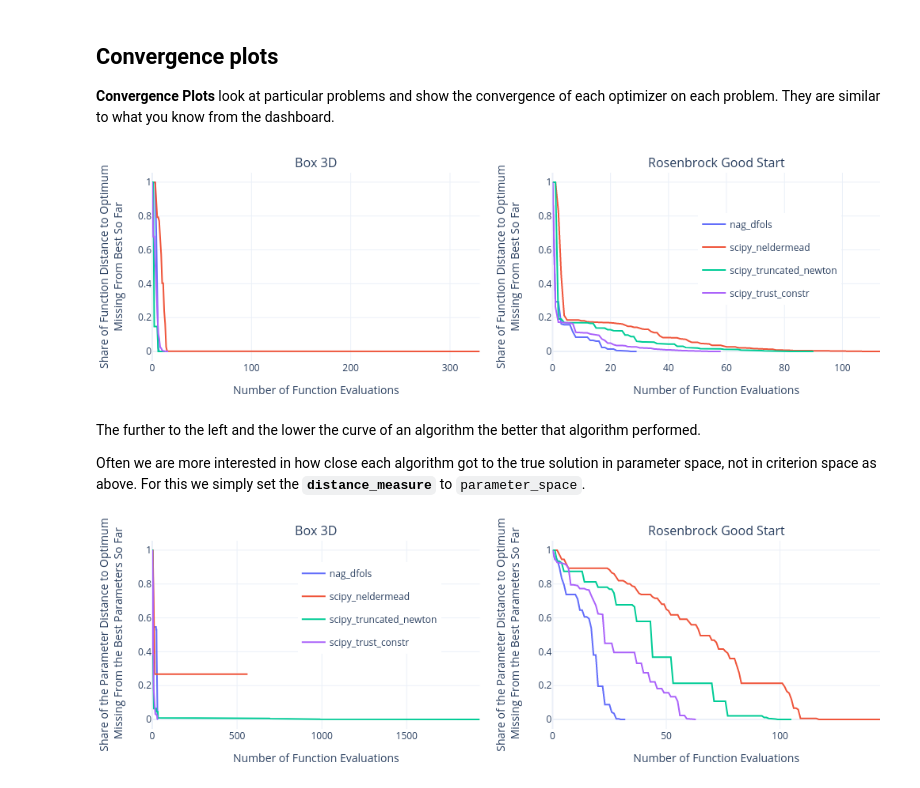
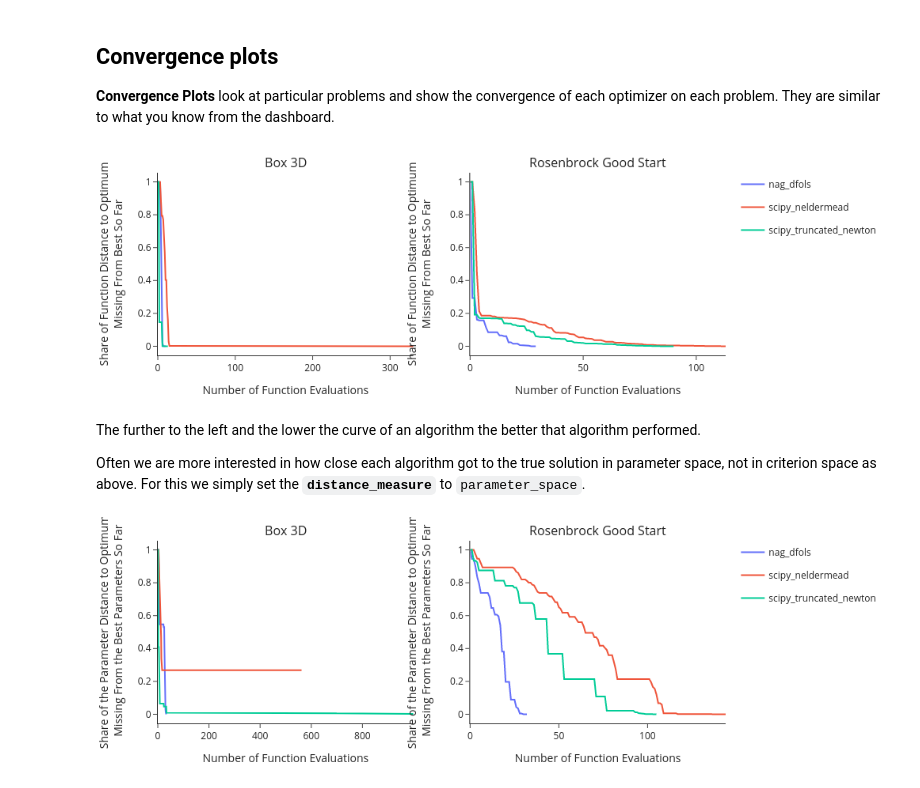
Before and after one commit to optimagic-dev/optimagic, a Jupyter notebook: docs/source/how_to_guides/optimization/how_to_benchmark_optimization_algorithms.ipynb, the cells around one changed output. Saved outputs shown, nothing was run; the diff lists cells and outputs as text; code cells hidden in the pictures.

```diff
--- a/docs/source/how_to_guides/optimization/how_to_benchmark_optimization_algorithms.ipynb
+++ b/docs/source/how_to_guides/optimization/how_to_benchmark_optimization_algorithms.ipynb
@@ -31,7 +31,6 @@ To select optimizers you want to benchmark on the set of problems, you can simpl
 optimizers = [
     "nag_dfols",
     "scipy_neldermead",
-    "scipy_trust_constr",
     "scipy_truncated_newton",
 ]
 # %% [markdown]
@@ -104,10 +97,9 @@ fig = convergence_plot(
     problem_subset=["rosenbrock_good_start", "box_3d"],
 )
 
-fig = fig.update_layout(legend=dict(yanchor="bottom", y=0.3, xanchor="left", x=0.75))
 fig.show(renderer="png")
 # %% [output]
-[figure, old version]
+[figure, new version]
 # %% [markdown]
 The further to the left and the lower the curve of an algorithm the better that algorithm performed.
 
@@ -115,14 +107,13 @@ Often we are more interested in how close each algorithm got to the true solutio
 # %%
 fig = convergence_plot(
     problems=problems,
     results=results,
     n_cols=2,
     problem_subset=["rosenbrock_good_start", "box_3d"],
     distance_measure="parameter_distance",
     stopping_criterion="x",
 )
 
-fig = fig.update_layout(legend=dict(yanchor="bottom", y=0.4, xanchor="left", x=0.2))
 fig.show(renderer="png")
 # %% [output]
-[figure, old version]
+[figure, new version]
```
Also changed, not shown: parts of 2 cells of this notebook, 1 other file.
